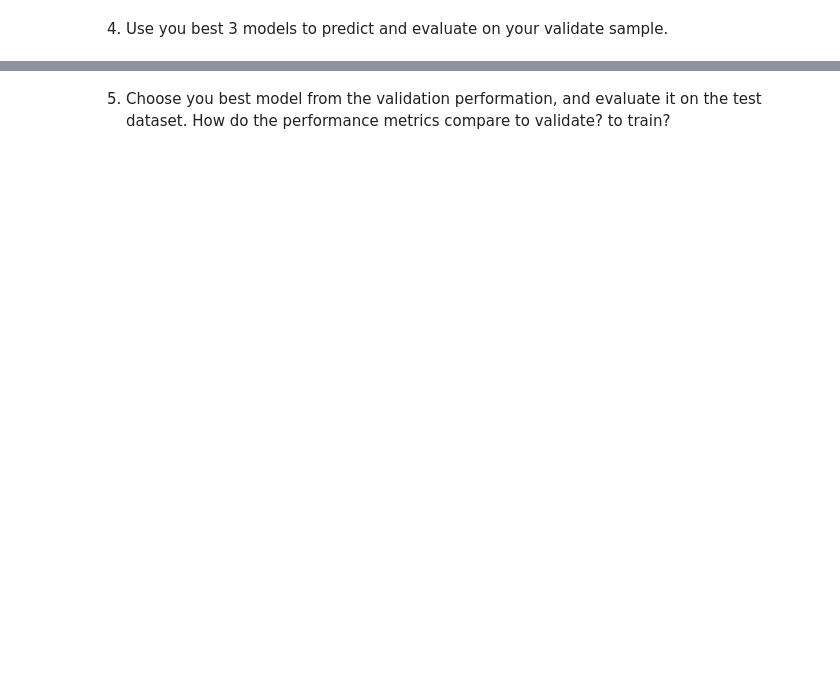
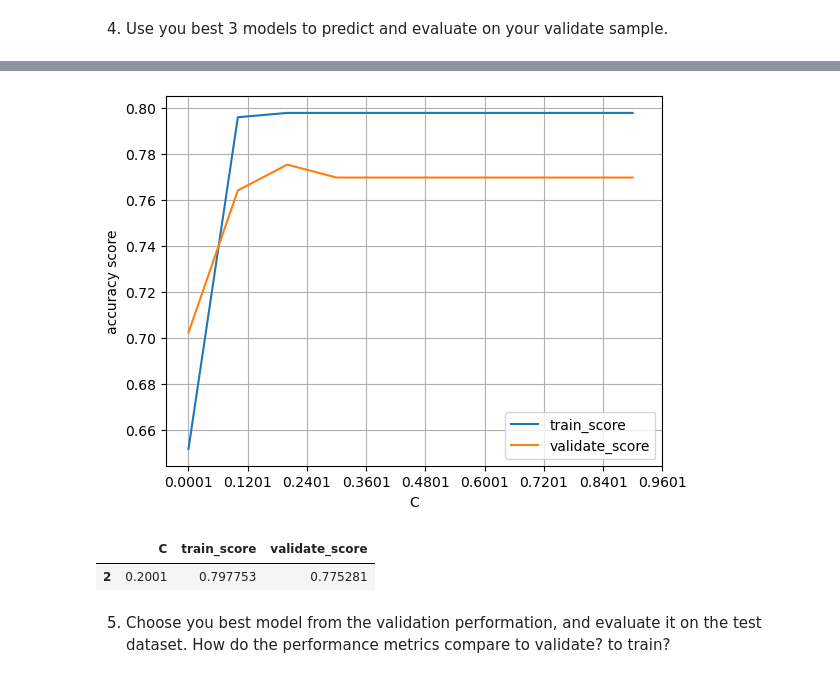
Before and after one commit to MigashaneVictoire/classification-exercises, a Jupyter notebook: logistic_regression.ipynb, the cells around one changed output, grey strips where cells are left out. Saved outputs shown, nothing was run; the diff lists cells and outputs as text; code cells hidden in the pictures; blank space fills up the shorter version.

Commit message:
comple logistic reqression exercise

```diff
--- a/logistic_regression.ipynb
+++ b/logistic_regression.ipynb
@@ -101,9 +101,9 @@ yTrain = train.survived
 xVal = validate[["age", "fare", "pclass", "sex_male"]]
 yVal= validate.survived
 # %%
-def logistic_reg(xTrain, yTrain,xVal, yVal):
+def logistic_reg(xTrain, yTrain,xVal, yVal, c):
     # Create modle
-    logReg = LogisticRegression(C= 1.0, random_state=95)
+    logReg = LogisticRegression(C= c, random_state=95)
 
     # fit model
     logReg.fit(xTrain, yTrain)
@@ -115,9 +115,10 @@ def logistic_reg(xTrain, yTrain,xVal, yVal):
     y_pred_proba = logReg.predict_proba(xTrain)
 
     # get accuracy score
-    print("train acc score:",logReg.score(xTrain, yTrain))
-    print(confusion_matrix(yTrain, y_pred))
+    train_score = logReg.score(xTrain, yTrain)
 
     # validate
-    print("validation acc score:",logReg.score(xVal, yVal))
+    validation_score = logReg.score(xVal, yVal)
+
+    return train_score, validation_score
 # %%
@@ -140,5 +140,7 @@ yTrain = train.survived
 xVal = validate[["age", "fare", "pclass", "sex_male", "embarked_Q", "embarked_S", "alone"]]
 yVal= validate.survived
 # %%
-logistic_reg(xTrain, yTrain,xVal, yVal)
+train_score, validation_score = logistic_reg(xTrain, yTrain,xVal, yVal, 1)
+
+train_score, validation_score
 # %% [output]
@@ -156,2 +155,25 @@ Please also refer to the documentation for alternative solver options:
 # %% [markdown]
 4. Use you best 3 models to predict and evaluate on your validate sample.
+# %%
+# separate features from target
+xTrain = train[["fare", "pclass", "sex_male", "embarked_Q", "embarked_S"]]
+yTrain = train.survived
+
+# validate
+xVal = validate[["fare", "pclass", "sex_male", "embarked_Q", "embarked_S"]]
+yVal= validate.survived
+# %%
+result = []
+for i in np.arange(0.0001,1,0.1):
+    train_score, validation_score = logistic_reg(xTrain, yTrain,xVal, yVal, i)
+
+    output = {
+        "C": i,
+        "train_score": train_score,
+        "validate_score": validation_score
+    }
+
+    result.append(output)
+
+df = pd.DataFrame(result)
+df.head()
@@ -158,2 +187,16 @@ Please also refer to the documentation for alternative solver options:
+# %%
+df.set_index("C").plot()
+plt.ylabel('accuracy score')
+plt.xticks(np.arange(0.0001,1,0.12))
+plt.grid()
+plt.show()
+# %% [output]
+[figure, added]
+# %%
+# best performing model
+df[abs(df.train_score - df.validate_score) == abs(df.train_score - df.validate_score).min()]
+# %% [output]
+|  | C | train_score | validate_score |
+| 2 | 0.2001 | 0.797753 | 0.775281 |
 # %% [markdown]
 5. Choose you best model from the validation performation, and evaluate it on the test dataset. How do the performance metrics compare to validate? to train?
```
Also changed, not shown: parts of 6 cells of this notebook.
